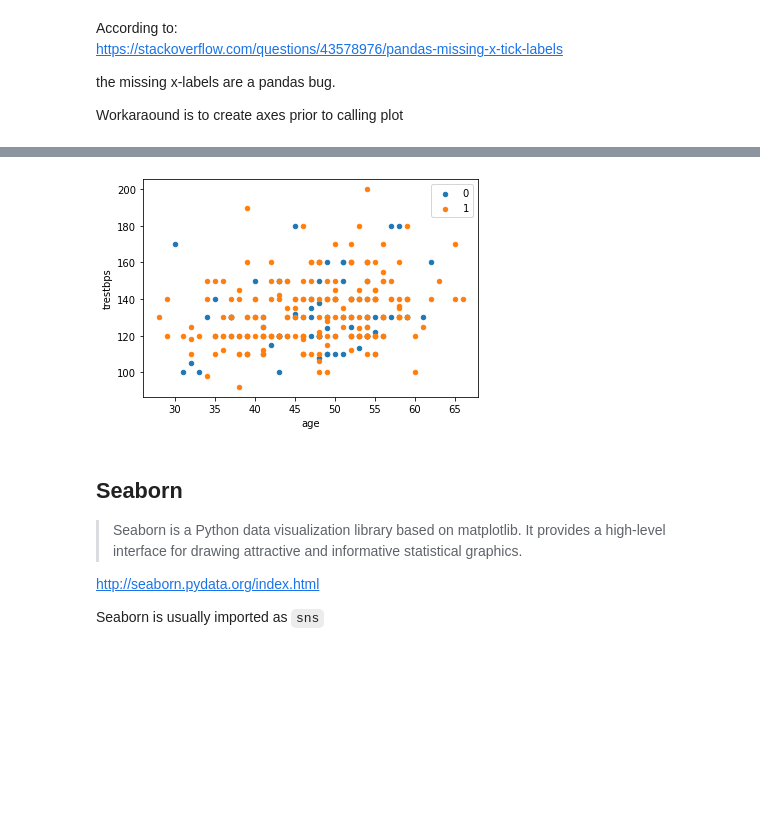
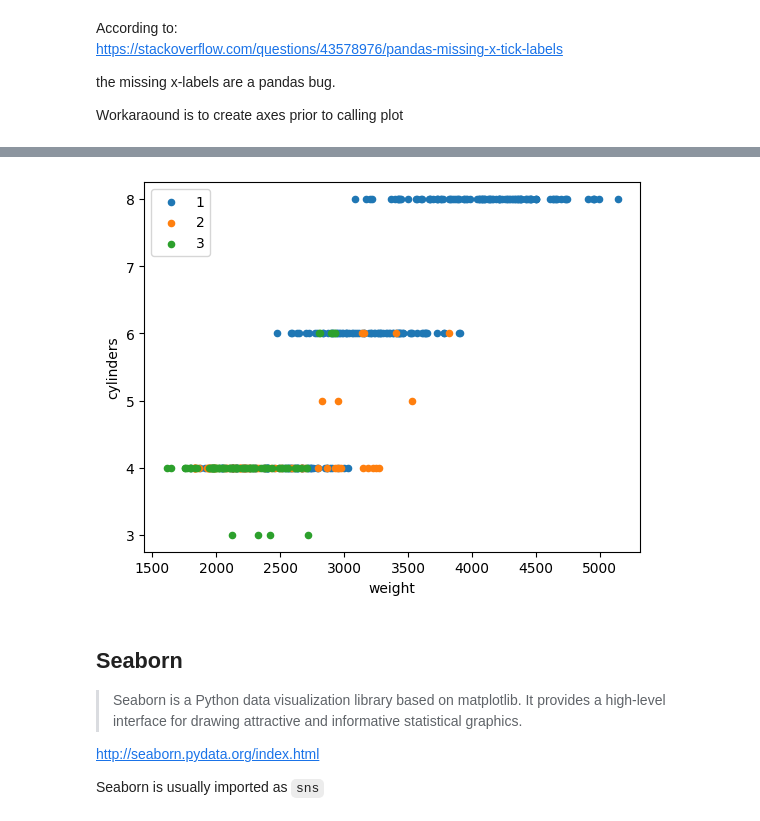
Before and after one commit to ENSF611/lab0-data-and-visualization-review-itadityaa, a Jupyter notebook: lab0-visualization.ipynb, the cells around one changed output, grey strips where cells are left out. Drawn from its saved outputs; the diff is of its cells as text; code cells hidden in the pictures; blank space fills up the shorter version.

```diff
--- a/lab0-visualization.ipynb
+++ b/lab0-visualization.ipynb
@@ -171,12 +171,12 @@ One way to avoid the colorbar is to loop over the categories and assign colors b
 See:
 https://stackoverflow.com/questions/26139423/plot-different-color-for-different-categorical-levels-using-matplotlib
 # %%
-colors = {0: 'tab:blue', 1: 'tab:orange'}
+colors = {1: 'tab:blue', 2: 'tab:orange', 3: 'tab:green'}
 fig, ax = plt.subplots()
-for key, group in data.groupby(by='gender'):
-    group.plot.scatter('age', 'trestbps', c=colors[key], label=key, ax=ax);
+for key, group in data.groupby(by='origin'):
+    group.plot.scatter('weight', 'cylinders', c=colors[key], label=key, ax=ax);
 # %% [output]
-[figure, old version]
+[figure, new version]
 # %% [markdown]
 ## Seaborn
 >Seaborn is a Python data visualization library based on matplotlib. It provides a high-level interface for drawing attractive and informative statistical graphics.
```
Also changed, not shown: parts of 16 cells of this notebook.
